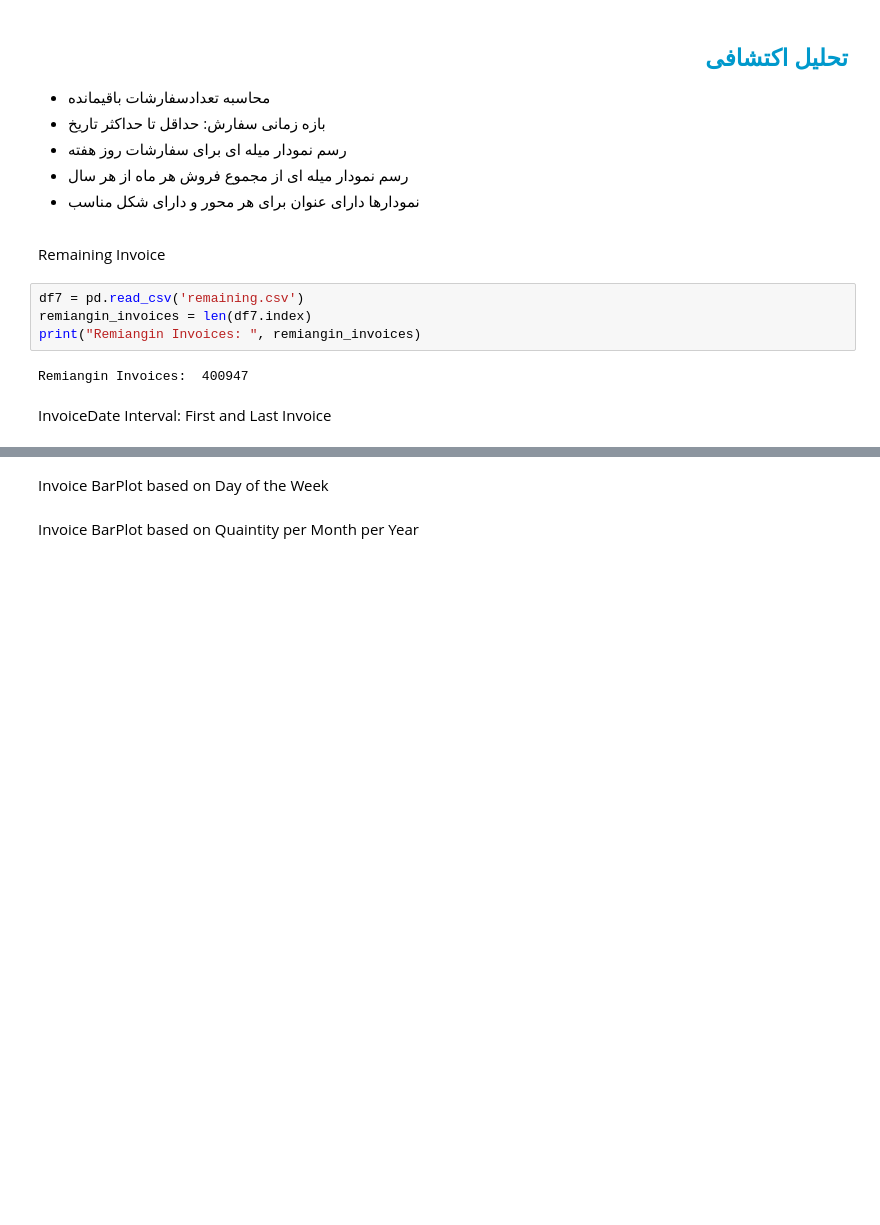
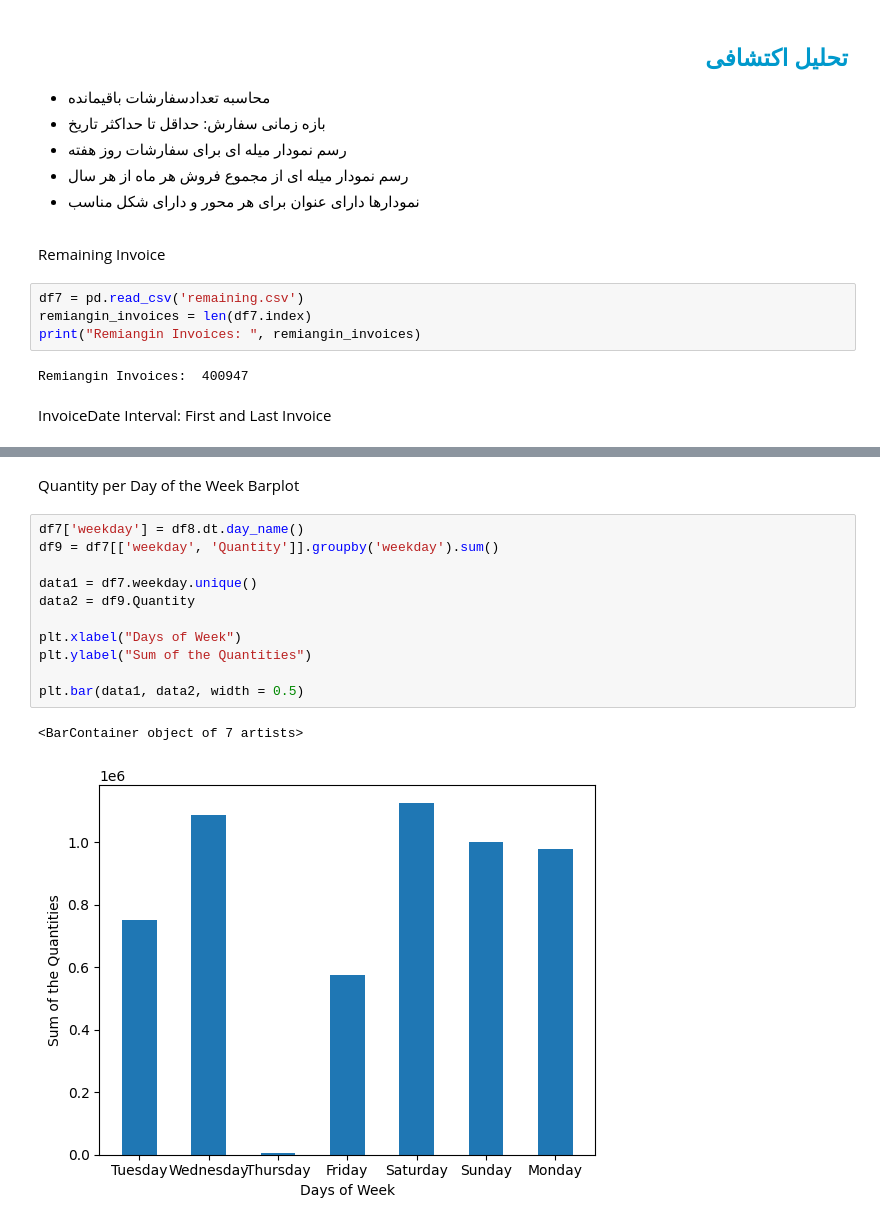
Before and after one commit to Max-shiri-90/Online-Retail-EDA, a Jupyter notebook: DA04_final_Masoud_Shiri.ipynb, the cells around one changed output, grey strips where cells are left out. Saved outputs shown, nothing was run; the diff lists cells and outputs as text; blank space fills up the shorter version.

Commit message:
weekly and monthly plots added

```diff
--- a/DA04_final_Masoud_Shiri.ipynb
+++ b/DA04_final_Masoud_Shiri.ipynb
@@ -139,4 +138,16 @@ the first date:  2009-12-01 07:45:00  - the last:  2010-12-09 20:01:00
 # %% [markdown]
-Invoice BarPlot based on Day of the Week
+Quantity per Day of the Week Barplot
-# %% [markdown]
-Invoice BarPlot based on Quaintity per Month per Year
+# %%
+df7['weekday'] = df8.dt.day_name()
+df9 = df7[['weekday', 'Quantity']].groupby('weekday').sum()
+
+data1 = df7.weekday.unique()
+data2 = df9.Quantity
+
+plt.xlabel("Days of Week")
+plt.ylabel("Sum of the Quantities")
+
+plt.bar(data1, data2, width = 0.5)
+# %% [output]
+<BarContainer object of 7 artists>
+[figure, added]
```
Also changed, not shown: parts of 7 cells of this notebook, 1 other file.
